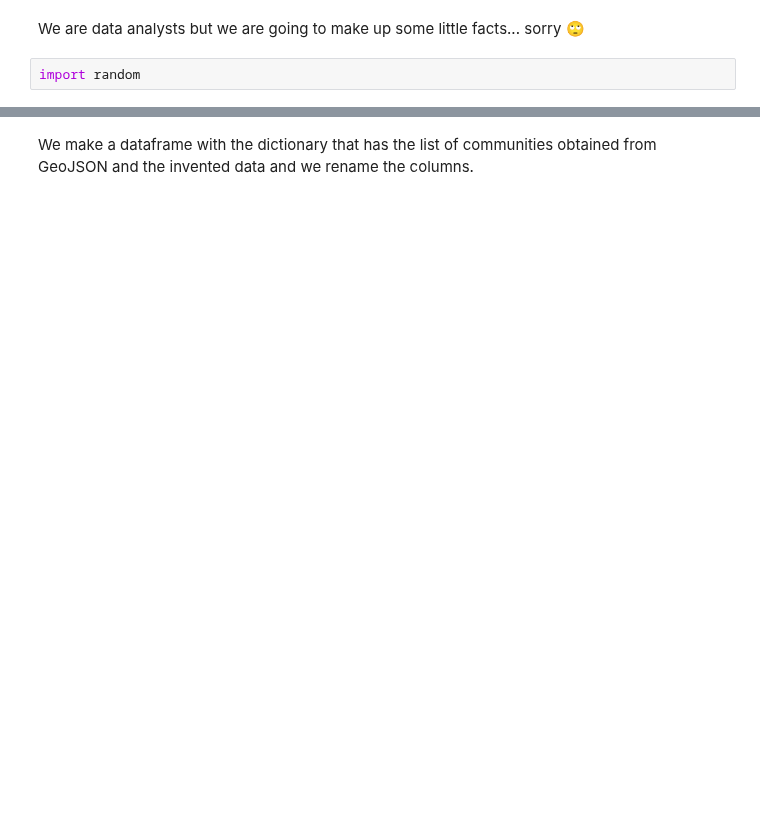
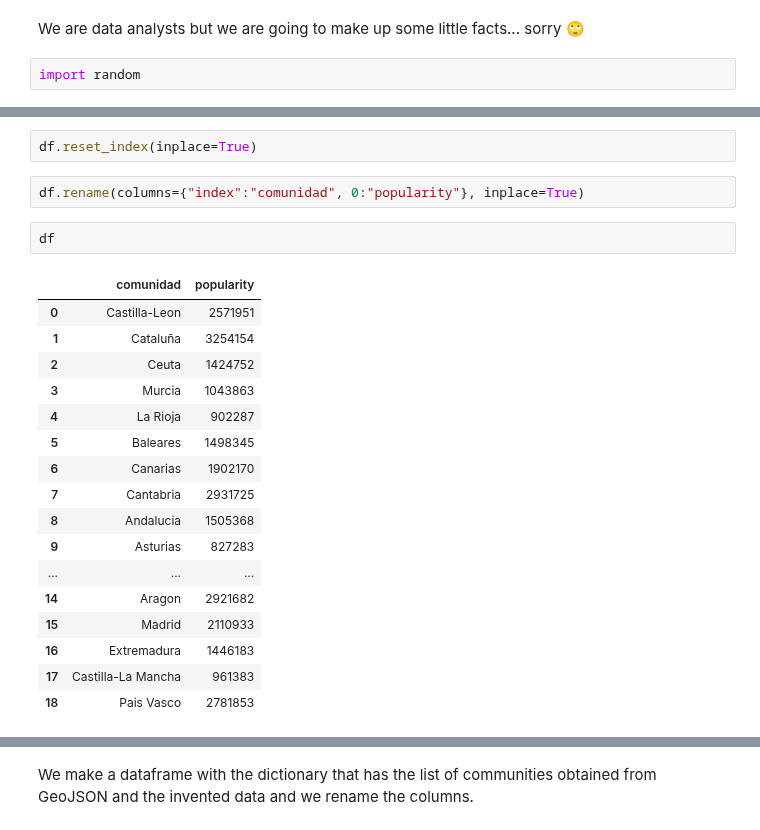
Before and after one commit to Ironhack-data-bcn-oct-2023/lectures, a Jupyter notebook: week-4/04.I - GeoViz-choropletic.ipynb, the cells around one changed output, grey strips where cells are left out. Saved outputs shown, nothing was run; the diff lists cells and outputs as text; blank space fills up the shorter version.

```diff
--- a/week-4/04.I - GeoViz-choropletic.ipynb
+++ b/week-4/04.I - GeoViz-choropletic.ipynb
@@ -100,0 +186,24 @@ import random
+# %%
+df.reset_index(inplace=True)
+# %%
+df.rename(columns={"index":"comunidad", 0:"popularity"}, inplace=True)
+# %%
+df
+# %% [output]
+|  | comunidad | popularity |
+| 0 | Castilla-Leon | 2571951 |
+| 1 | Cataluña | 3254154 |
+| 2 | Ceuta | 1424752 |
+| 3 | Murcia | 1043863 |
+| 4 | La Rioja | 902287 |
+| 5 | Baleares | 1498345 |
+| 6 | Canarias | 1902170 |
+| 7 | Cantabria | 2931725 |
+| 8 | Andalucia | 1505368 |
+| 9 | Asturias | 827283 |
+| ... | ... | ... |
+| 14 | Aragon | 2921682 |
+| 15 | Madrid | 2110933 |
+| 16 | Extremadura | 1446183 |
+| 17 | Castilla-La Mancha | 961383 |
+| 18 | Pais Vasco | 2781853 |
```
Also changed, not shown: parts of 27 cells of this notebook.
